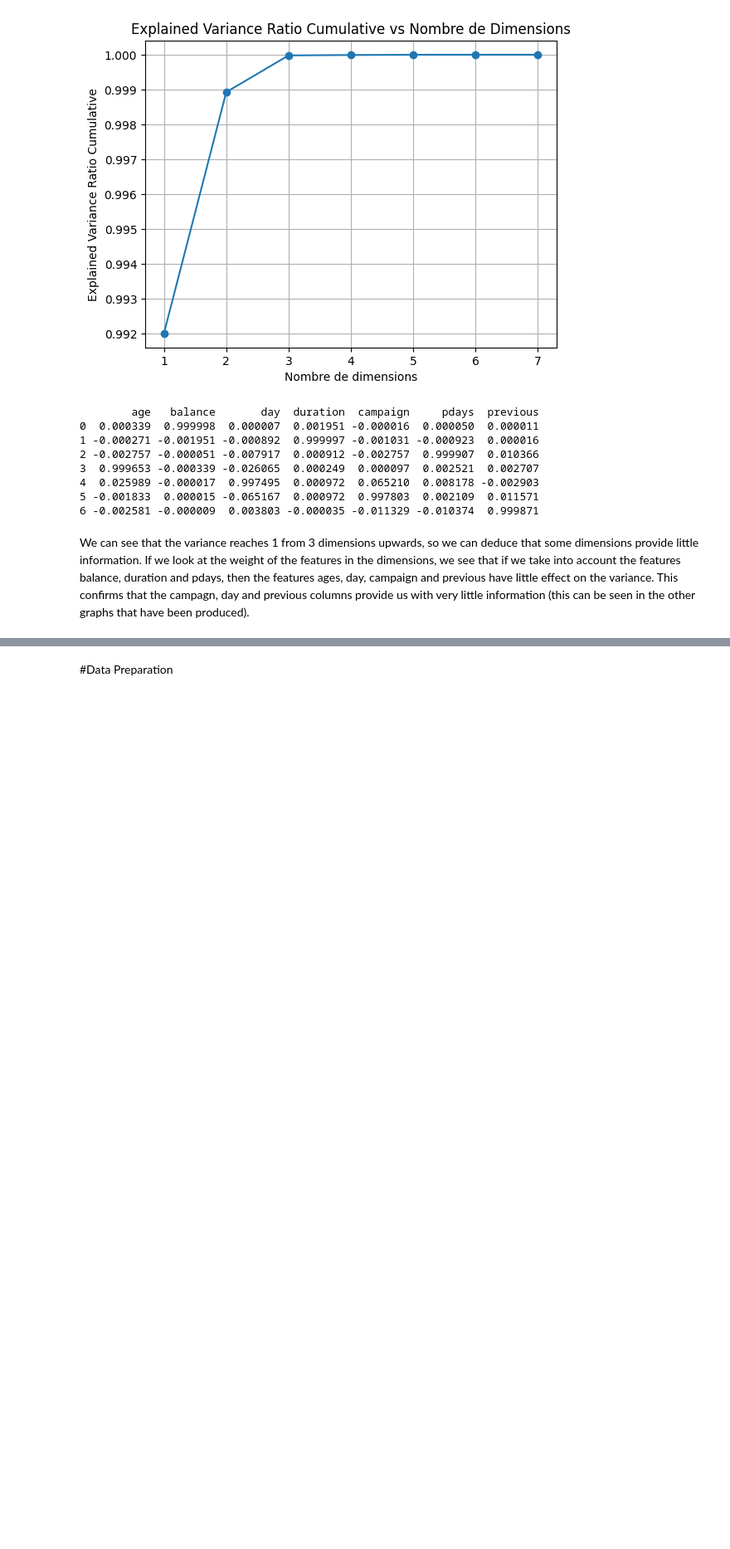
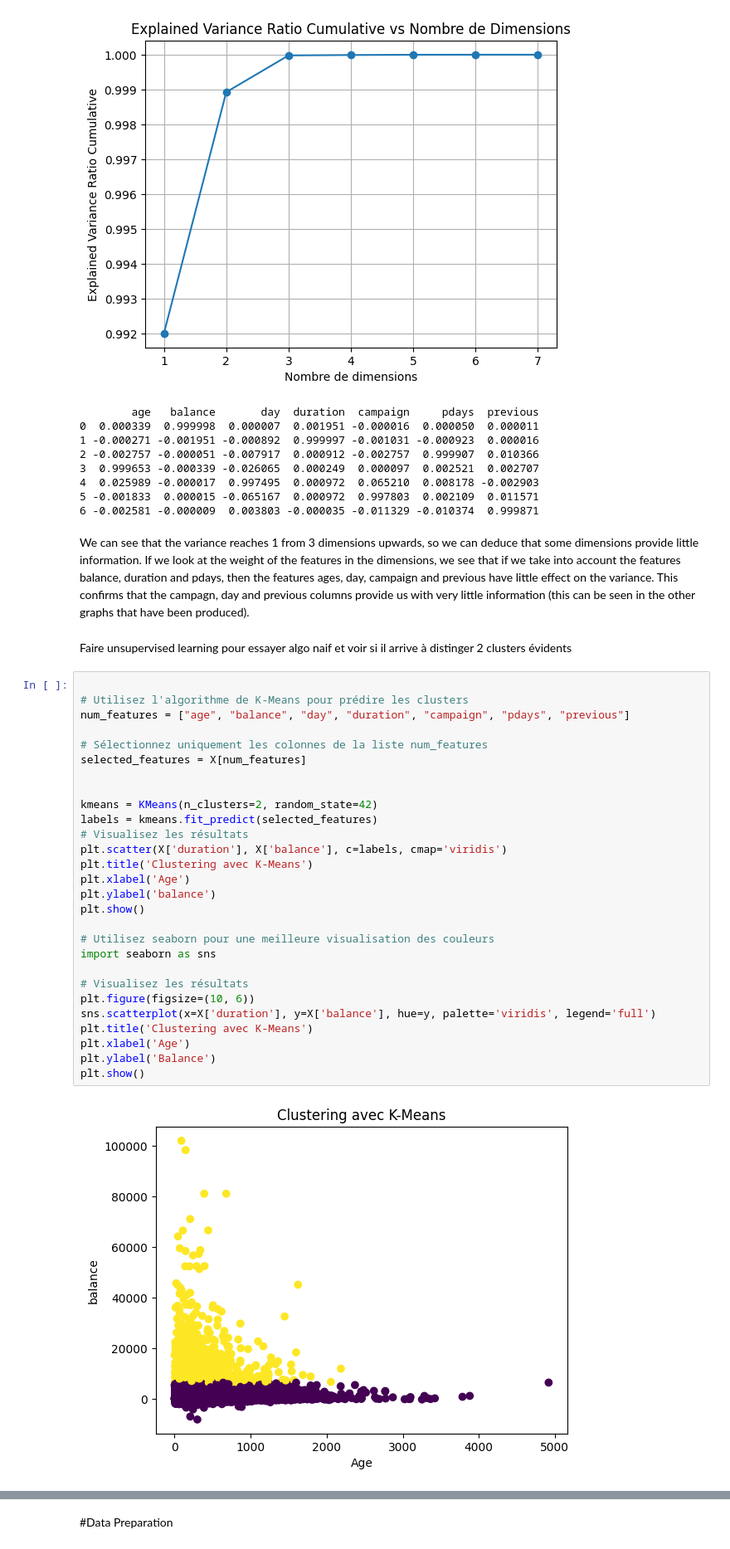
Before and after one commit to MaxenceAr/Projet_AAA, a Jupyter notebook: Projet_AAA_ARHOUL_REVEL.ipynb, the cells around one changed output, grey strips where cells are left out. Shown at 83% size. Saved outputs shown, nothing was run; the diff lists cells and outputs as text; blank space fills up the shorter version.

```diff
--- a/Projet_AAA_ARHOUL_REVEL.ipynb
+++ b/Projet_AAA_ARHOUL_REVEL.ipynb
@@ -439,3 +422,35 @@ print(components_df)
 6 -0.002581 -0.000009  0.003803 -0.000035 -0.011329 -0.010374  0.999871
 # %% [markdown]
 We can see that the variance reaches 1 from 3 dimensions upwards, so we can deduce that some dimensions provide little information. If we look at the weight of the features in the dimensions, we see that if we take into account the features balance, duration and pdays, then the features ages, day, campaign and previous have little effect on the variance. This confirms that the campagn, day and previous columns provide us with very little information (this can be seen in the other graphs that have been produced).
+# %% [markdown]
+Faire unsupervised learning pour essayer algo naif et voir si il arrive à distinger 2 clusters évidents
+# %%
+
+# Utilisez l'algorithme de K-Means pour prédire les clusters
+num_features = ["age", "balance", "day", "duration", "campaign", "pdays", "previous"]
+
+# Sélectionnez uniquement les colonnes de la liste num_features
+selected_features = X[num_features]
+
+
+kmeans = KMeans(n_clusters=2, random_state=42)
+labels = kmeans.fit_predict(selected_features)
+# Visualisez les résultats
+plt.scatter(X['duration'], X['balance'], c=labels, cmap='viridis')
+plt.title('Clustering avec K-Means')
+plt.xlabel('Age')
+plt.ylabel('balance')
+plt.show()
+
+# Utilisez seaborn pour une meilleure visualisation des couleurs
+import seaborn as sns
+
+# Visualisez les résultats
+plt.figure(figsize=(10, 6))
+sns.scatterplot(x=X['duration'], y=X['balance'], hue=y, palette='viridis', legend='full')
+plt.title('Clustering avec K-Means')
+plt.xlabel('Age')
+plt.ylabel('Balance')
+plt.show()
+# %% [output]
+[figure, added]
```
Also changed, not shown: parts of 16 cells of this notebook.
